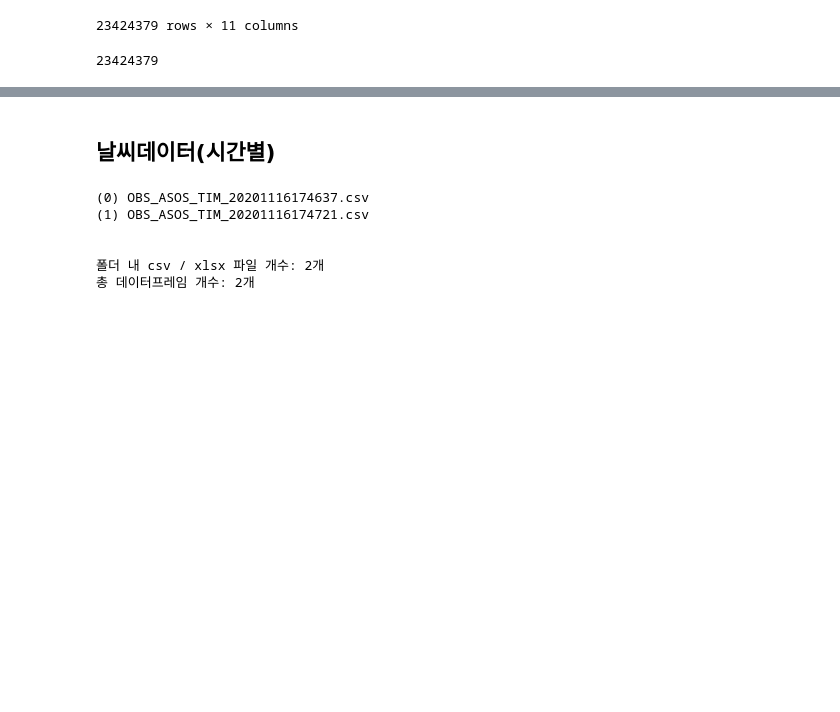
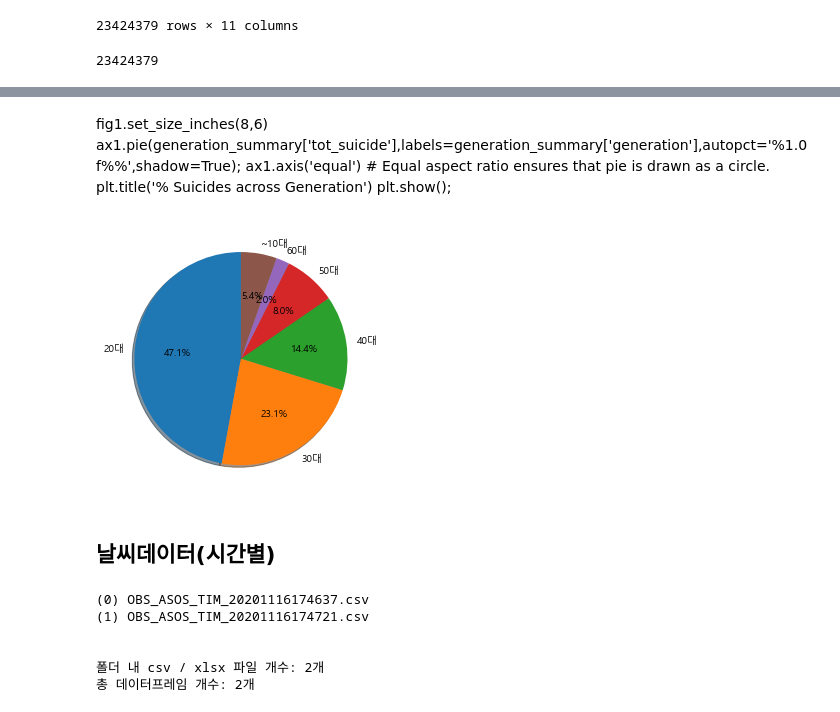
Before and after one commit to dancingowl/Seoulbike, a Jupyter notebook: notebooks/01. 20201121 클렌징 완료 건.ipynb, the cells around one changed output, grey strips where cells are left out. Cells and saved outputs as stored; diff of their text form; code cells hidden in the pictures; blank space fills up the shorter version.

```diff
--- a/notebooks/01. 20201121 클렌징 완료 건.ipynb
+++ b/notebooks/01. 20201121 클렌징 완료 건.ipynb
@@ -1709,0 +1795,2 @@ length
+# %%
+df2 = df1[['연령대코드','이용건수']].drop(5)
@@ -1710,3 +1807,17 @@ length
+# %% [markdown]
+fig1.set_size_inches(8,6)
+ax1.pie(generation_summary['tot_suicide'],labels=generation_summary['generation'],autopct='%1.0f%%',shadow=True);
+ax1.axis('equal')  # Equal aspect ratio ensures that pie is drawn as a circle.
+plt.title('% Suicides across Generation')
+plt.show();
+# %%
+ax1 = plt.pie(df2.이용건수, labels=df2.연령대코드, autopct='%1.1f%%',
+        shadow=True, startangle=90, textprops={'fontsize': 10})
+# Equal aspect ratio ensures that pie is drawn as a circle
+plt.tight_layout()
+plt.show()
+# %% [output]
+[figure, added]
 # %% [markdown]
 ## 날씨데이터(시간별)
 # %%
```
Also changed, not shown: parts of 17 cells of this notebook, 8 other files.
